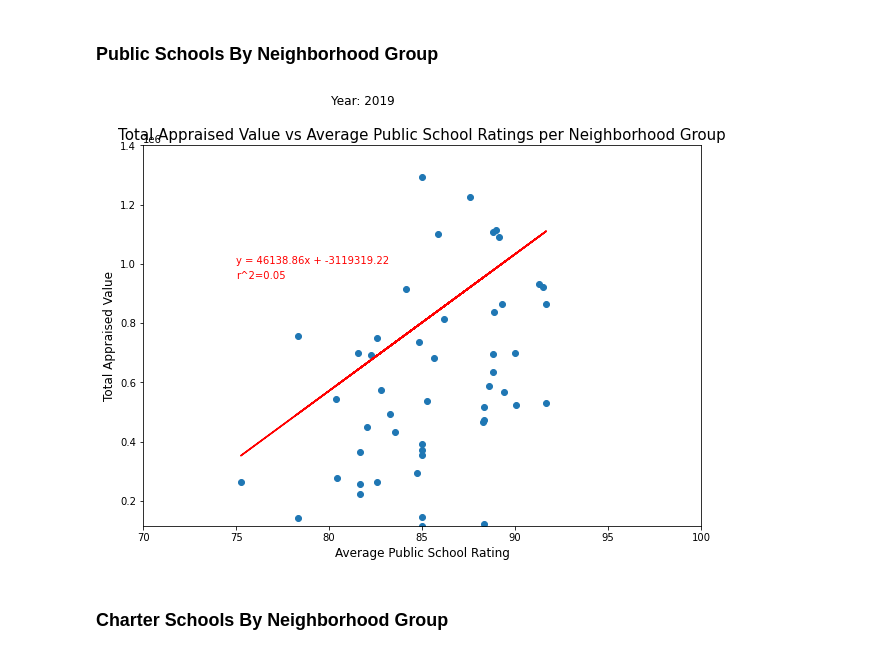
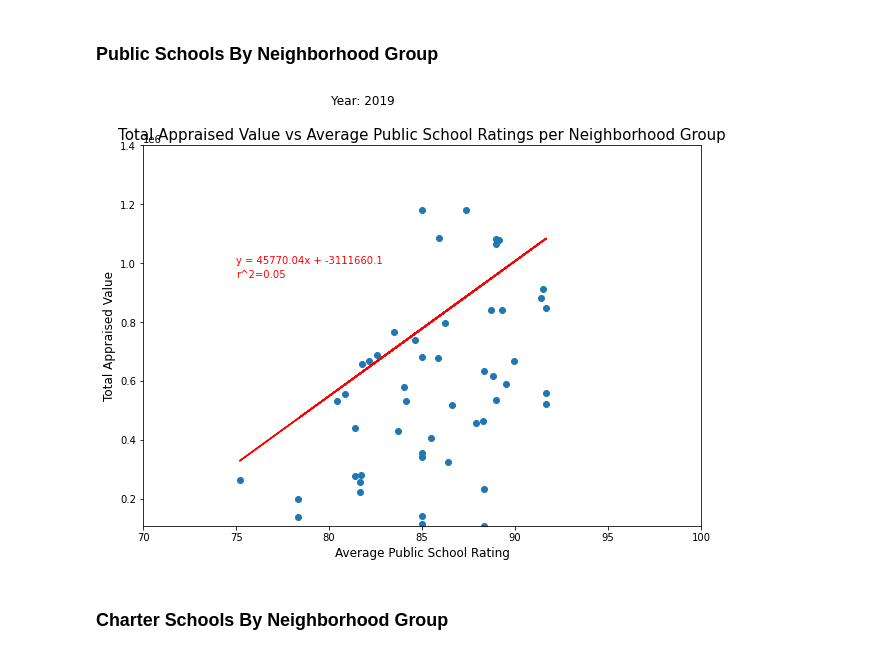
Before and after one commit to adrianaovalle/Project1_Group2, a Jupyter notebook: school_data_exploration.ipynb, the cells around one changed output. Saved outputs shown, nothing was run; the diff lists cells and outputs as text; code cells hidden in the pictures.

```diff
--- a/school_data_exploration.ipynb
+++ b/school_data_exploration.ipynb
@@ -31,21 +43,9 @@ df2 = df2.rename(columns={'NEIGHBORHOOD_CODE_2019':"NEIGHBORHOOD_CODE","NEIGHBOR
-# %%
-# merge the two dataframes
-data = pd.merge(df1,df2,how='left',on=["ACCOUNT","NEIGHBORHOOD_CODE","NEIGHBORHOOD_GROUP"])
 # %%
 #cleaning unwanted columnns from DataFrame
-del data['Unnamed: 0_x']
+del data['Unnamed: 0']
 del data['Unnamed: 0.1']
-del data['Unnamed: 0_y']
-del data['TOTAL_BUILDING_AREA_y']
-del data['TOTAL_LAND_AREA_y']
-del data['ACREAGE_y']
 
-data.rename(columns={'TOTAL_BUILDING_AREA_x':'TOTAL_BUILDING_AREA',
-                    'TOTAL_LAND_AREA_x':'TOTAL_LAND_AREA',
-                    'ACREAGE_x':'ACREAGE',
-                    'SITE_ADDR_3':"Zip Code"}, inplace = True)
-
-data.to_csv("Output/combined_data.csv")
+data.rename(columns={'SITE_ADDR_3':"Zip Code"}, inplace = True)
 data.columns
 # %% [output]
 Index(['Address', 'Latitude', 'Longitude', 'Flood Description', 'Flood Zone',
@@ -191,7 +194,7 @@ plt.show()
 # %%
 # slice the data for public schools
 public_schools = data[["Elementary Public School Rating","Public Middle School Rating","Public High School Rating",
-                       'TOTAL_APPRAISED_VALUE','Zip Code',"NEIGHBORHOOD_GROUP"]]
+                       'TOTAL_APPRAISED_VALUE_2019','Zip Code',"NEIGHBORHOOD_GROUP"]]
 public_schools["Average School Rating"]=public_schools[["Elementary Public School Rating","Public Middle School Rating",
                                                   "Public High School Rating"]].mean(axis=1)
 # %% [output]
@@ -362,30 +365,30 @@ plt.show()
 ### Public Schools By Neighborhood Group
 # %%
 # group public schools by neighborhood group
-public_neighborhood = public_schools[["NEIGHBORHOOD_GROUP","Average School Rating",'TOTAL_APPRAISED_VALUE']]
+public_neighborhood = public_schools[["NEIGHBORHOOD_GROUP","Average School Rating",'TOTAL_APPRAISED_VALUE_2019']]
 public_neighborhood_group = public_neighborhood.groupby(["NEIGHBORHOOD_GROUP"]).mean()
 # %%
 # plot average public school ratings vs property values per neighborhood grooup and add a linear regression
 correlation = st.pearsonr(public_neighborhood_group["Average School Rating"],
-                          public_neighborhood_group["TOTAL_APPRAISED_VALUE"])
+                          public_neighborhood_group["TOTAL_APPRAISED_VALUE_2019"])
 (slope, intercept, rvalue, pvalue, stderr) = st.linregress(public_neighborhood_group["Average School Rating"],
-                                                           public_neighborhood_group["TOTAL_APPRAISED_VALUE"])
+                                                           public_neighborhood_group["TOTAL_APPRAISED_VALUE_2019"])
 regress_values = public_neighborhood_group["Average School Rating"] * slope + intercept
 line_eq = f'y = {str(round(slope,2))}x + {str(round(intercept,2))}'
 fig9,ax = plt.subplots(figsize=(10,7))
-chart9 = ax.scatter(public_neighborhood_group['Average School Rating'],public_neighborhood_group["TOTAL_APPRAISED_VALUE"])
+chart9 = ax.scatter(public_neighborhood_group['Average School Rating'],public_neighborhood_group["TOTAL_APPRAISED_VALUE_2019"])
 plt.plot(public_neighborhood_group['Average School Rating'], regress_values, "r-")
 plt.annotate(line_eq, (75,1e6),fontsize=10,color='red')
 plt.annotate(f'r^2={round(correlation[0]**2,2)}',(75,.95e6),fontsize=10,color='red')
 plt.xlabel('Average Public School Rating', fontsize=12)
 plt.ylabel("Total Appraised Value", fontsize=12)
 plt.title("Total Appraised Value vs Average Public School Ratings per Neighborhood Group", fontsize=15)
 plt.suptitle("Year: 2019",x=0.43,fontsize=12)
 plt.xlim(70,100)
-plt.ylim(public_neighborhood_group["TOTAL_APPRAISED_VALUE"].min(),1.4e6)
+plt.ylim(public_neighborhood_group["TOTAL_APPRAISED_VALUE_2019"].min(),1.4e6)
 plt.show()
 # %% [output]
-[figure, old version]
+[figure, new version]
 # %% [markdown]
 ### Charter Schools By Neighborhood Group
 # %%
```
Also changed, not shown: parts of 23 cells of this notebook.
